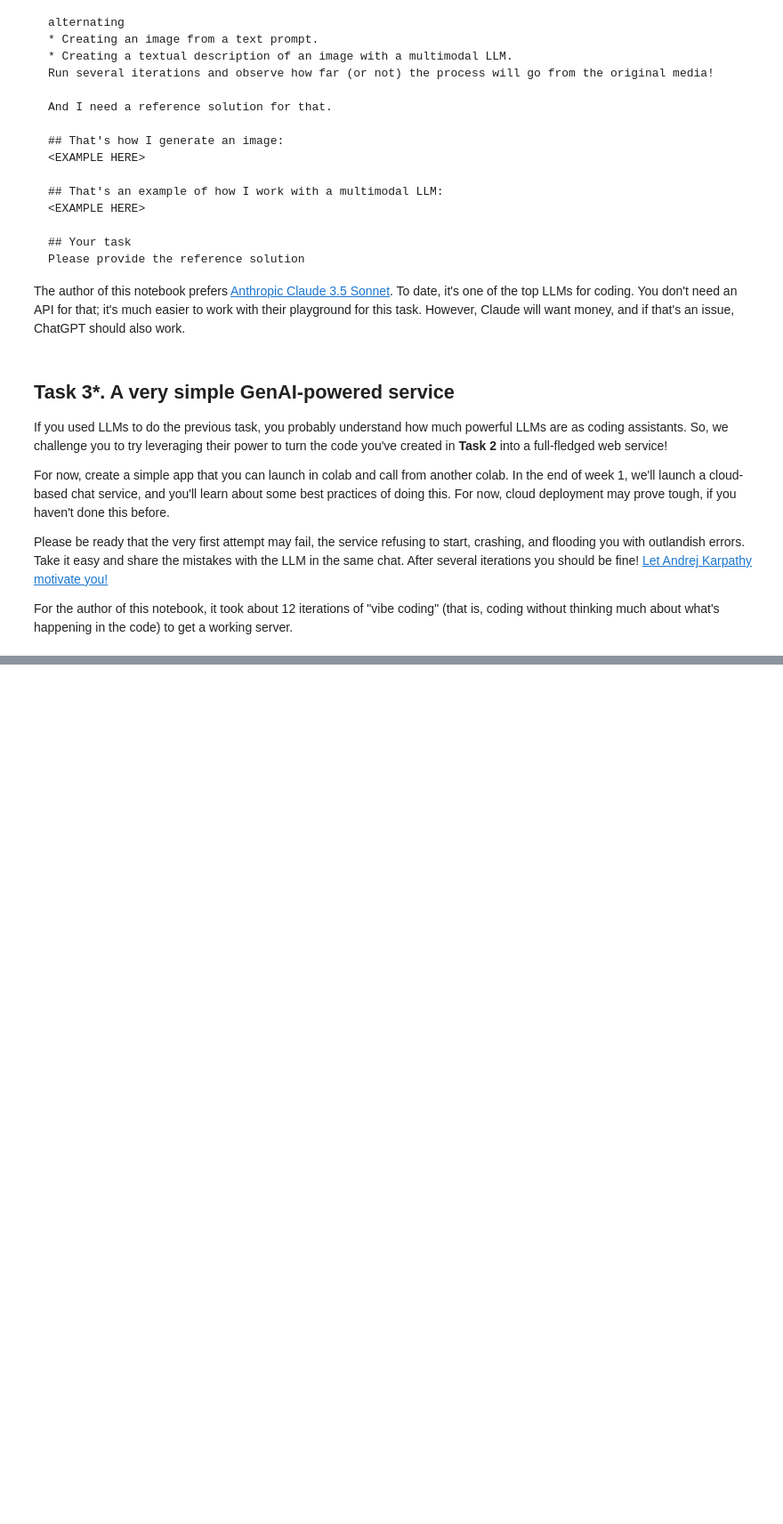
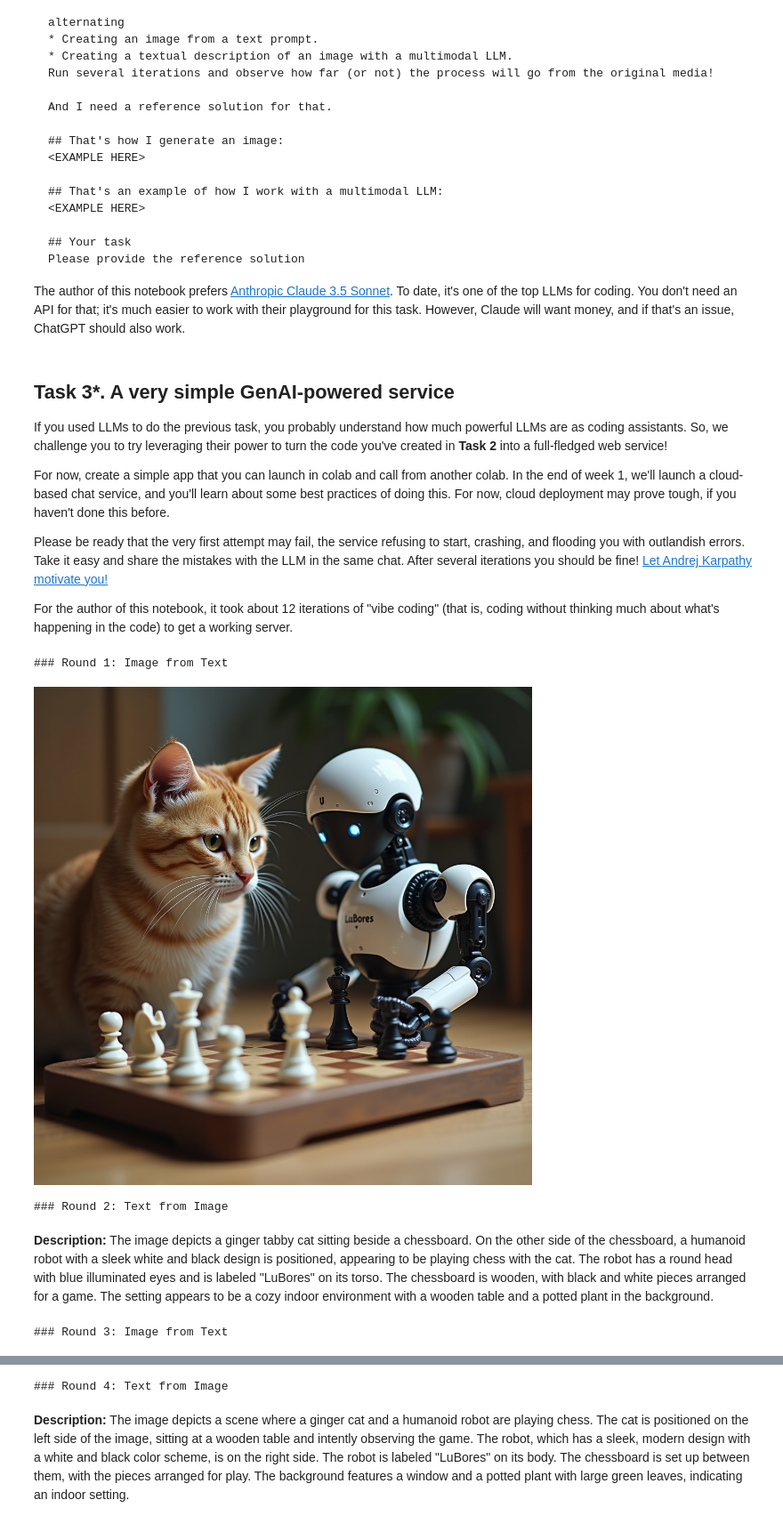
Before and after one commit to rajashreemunoli/LLM-Engineering-Essentials, a Jupyter notebook: topic1/1.1_intro_to_llm_apis.ipynb, the cells around one changed output, grey strips where cells are left out. Shown at 89% size. Saved outputs shown, nothing was run; the diff lists cells and outputs as text; code cells hidden in the pictures; blank space fills up the shorter version.

```diff
--- a/topic1/1.1_intro_to_llm_apis.ipynb
+++ b/topic1/1.1_intro_to_llm_apis.ipynb
@@ -758,48 +758,76 @@ def generate_image_from_prompt(prompt: str):
         "response_extension": "png",
         "width": 1024,
         "height": 1024,
         "num_inference_steps": 28,
         "negative_prompt": "",
         "seed": -1
-    }
-    image_b64 = response.data[0].image
+    },
+    prompt=prompt
+    )
+    image_b64 = response.data[0].b64_json
     return Image.open(BytesIO(base64.b64decode(image_b64)))
 
 def describe_image(image: Image.Image):
+    import base64
+    from io import BytesIO
+
+    # Convert image to base64-encoded PNG
     buffered = BytesIO()
     image.save(buffered, format="PNG")
     image_bytes = buffered.getvalue()
+    b64_image = base64.b64encode(image_bytes).decode()
 
+    # Construct the multimodal message
     response = client.chat.completions.create(
-        model="general",
+        model="Qwen/Qwen2-VL-72B-Instruct",
         messages=[
-            {"role": "user", "content": [
-                {"type": "text", "text": "Describe this image accurately."},
-                {"type": "image_url", "image_url": {
-                    "url": f"embedded-picture).decode()}"
-                }},
-            ]}
+            {
+                "role": "user",
+                "content": [
+                    {"type": "text", "text": "Describe this image as clearly and accurately as possible."},
+                    {"type": "image_url", "image_url": {
+                        "url": f"embedded-picture"
+                    }},
+                ]
+            }
         ],
     )
+
     return response.choices[0].message.content.strip()
 
-def play_broken_telephone(start_prompt, n_rounds=5):
+def play_broken_telephone(start_prompt, n_rounds=6):
+    """
+    Run a multimodal broken telephone game for n_rounds total steps.
+    Each step alternates: text → image → text → image...
+    So n_rounds=6 means: [T->I] Round 1, [I->T] Round 2, ..., up to Round 6
+    """
     current_text = start_prompt
     results = []
+    is_text_step = True  # start with text prompt
 
-    for i in range(n_rounds):
-        print(f"### Round {i+1}: Generating image from text...")
-        image = generate_image_from_prompt(current_text)
-        display(image)
+    for round_num in range(n_rounds):
+        print(f"### Round {round_num + 1}: {'Image from Text' if is_text_step else 'Text from Image'}")
 
-        print("Generating text description from image...")
-        current_text = describe_image(image)
-        display(Markdown(f"**Description:** {current_text}"))
+        if is_text_step:
+            image = generate_image_from_prompt(current_text)
+            display(image)
+            results.append(("image", image))
+        else:
+            current_text = describe_image(image)
+            display(Markdown(f"**Description:** {current_text}"))
+            results.append(("text", current_text))
 
-        results.append((image, current_text))
+        is_text_step = not is_text_step  # alternate step
 
     return results
+
 
 # Example use
 if __name__ == "__main__":
     play_broken_telephone("A cat playing chess with a robot", n_rounds=4)
+# %% [output]
+### Round 1: Image from Text
+[figure, added]
+### Round 2: Text from Image
+**Description:** The image depicts a ginger tabby cat sitting beside a chessboard. On the other side of the chessboard, a humanoid robot with a sleek white and black design is positioned, appearing to be playing chess with the cat. The robot has a round head with blue illuminated eyes and is labeled "LuBores" on its torso. The chessboard is wooden, with black and white pieces arranged for a game. The setting appears to be a cozy indoor environment with a wooden table and a potted plant in the background.
+### Round 3: Image from Text
@@ -805,0 +835,2 @@ if __name__ == "__main__":
+### Round 4: Text from Image
+**Description:** The image depicts a scene where a ginger cat and a humanoid robot are playing chess. The cat is positioned on the left side of the image, sitting at a wooden table and intently observing the game. The robot, which has a sleek, modern design with a white and black color scheme, is on the right side. The robot is labeled "LuBores" on its body. The chessboard is set up between them, with the pieces arranged for play. The background features a window and a potted plant with large green leaves, indicating an indoor setting.
```
Also changed, not shown: parts of 1 cell of this notebook.
